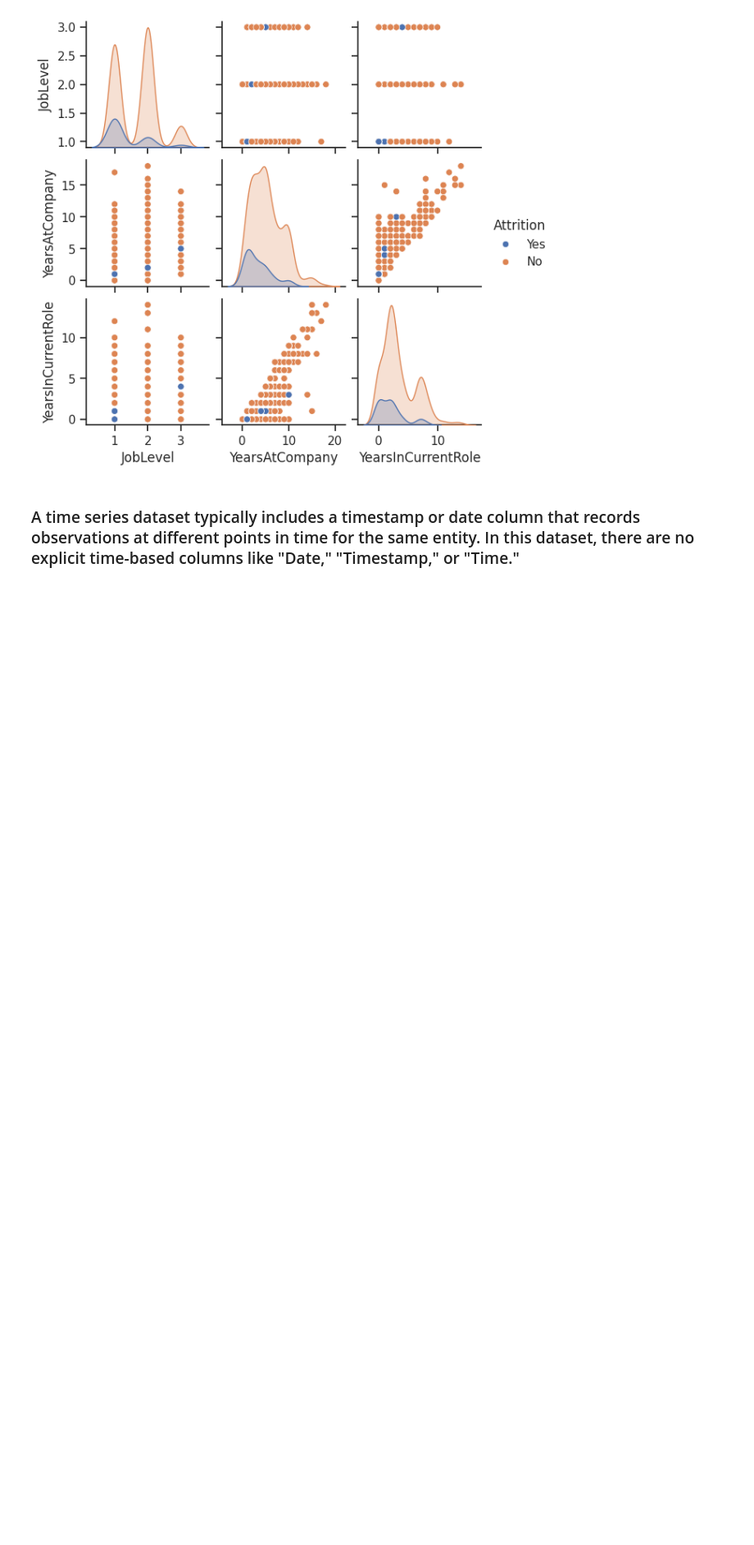
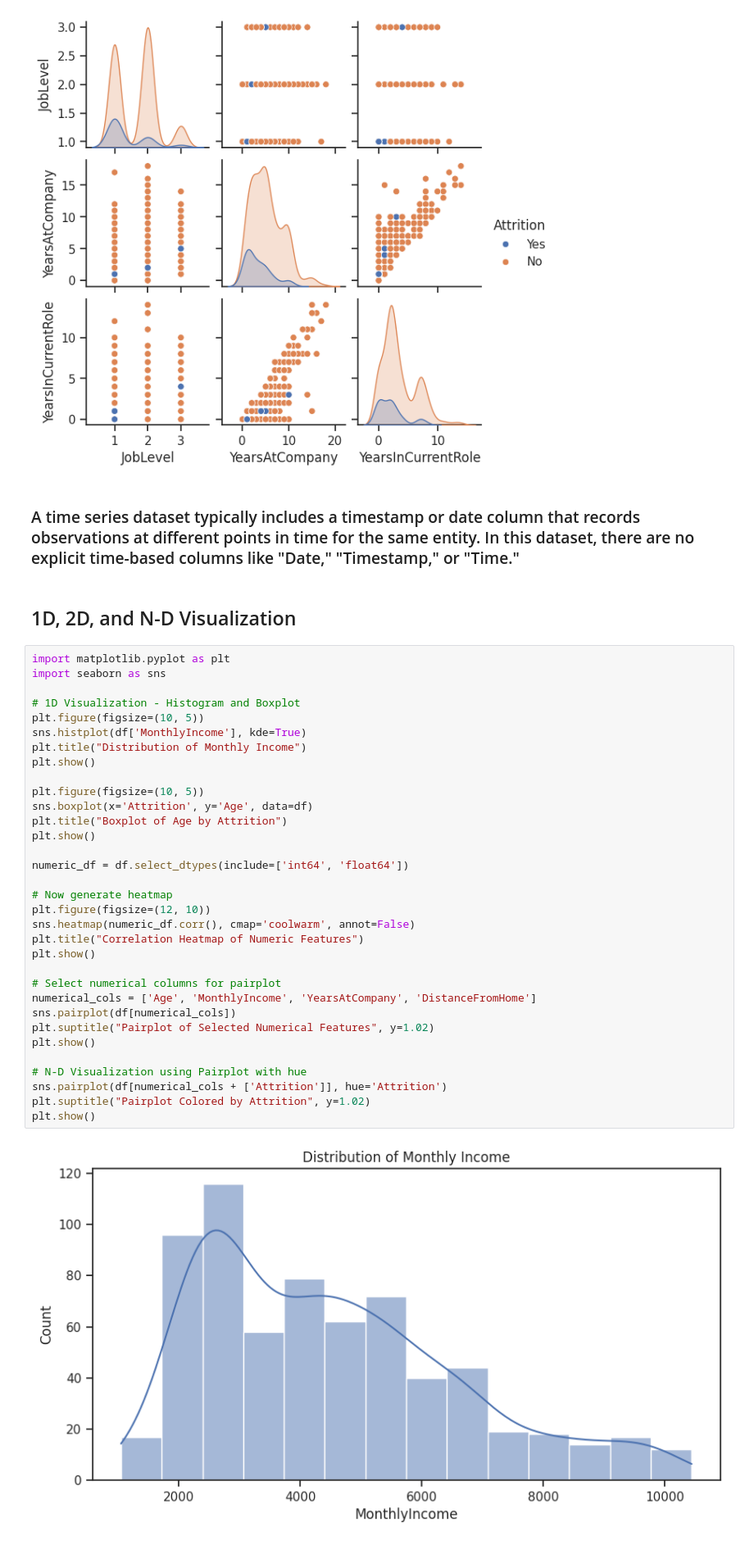
Before and after one commit to Shweta21BCE2781/BCSE331L-EDA, a Jupyter notebook: 21BCE2781.ipynb, the cells around one changed output. Shown at 82% size. Saved outputs shown, nothing was run; the diff lists cells and outputs as text; blank space fills up the shorter version.

```diff
--- a/21BCE2781.ipynb
+++ b/21BCE2781.ipynb
@@ -519,3 +519,40 @@ plt.show()
 [figure]
 # %% [markdown]
 ### A time series dataset typically includes a timestamp or date column that records observations at different points in time for the same entity. In this dataset, there are no explicit time-based columns like "Date," "Timestamp," or "Time."
+# %% [markdown]
+## 1D, 2D, and N-D Visualization
+# %%
+import matplotlib.pyplot as plt
+import seaborn as sns
+
+# 1D Visualization - Histogram and Boxplot
+plt.figure(figsize=(10, 5))
+sns.histplot(df['MonthlyIncome'], kde=True)
+plt.title("Distribution of Monthly Income")
+plt.show()
+
+plt.figure(figsize=(10, 5))
+sns.boxplot(x='Attrition', y='Age', data=df)
+plt.title("Boxplot of Age by Attrition")
+plt.show()
+
+numeric_df = df.select_dtypes(include=['int64', 'float64'])
+
+# Now generate heatmap
+plt.figure(figsize=(12, 10))
+sns.heatmap(numeric_df.corr(), cmap='coolwarm', annot=False)
+plt.title("Correlation Heatmap of Numeric Features")
+plt.show()
+
+# Select numerical columns for pairplot
+numerical_cols = ['Age', 'MonthlyIncome', 'YearsAtCompany', 'DistanceFromHome']
+sns.pairplot(df[numerical_cols])
+plt.suptitle("Pairplot of Selected Numerical Features", y=1.02)
+plt.show()
+
+# N-D Visualization using Pairplot with hue
+sns.pairplot(df[numerical_cols + ['Attrition']], hue='Attrition')
+plt.suptitle("Pairplot Colored by Attrition", y=1.02)
+plt.show()
+# %% [output]
+[figure, added]
```
Also changed, not shown: parts of 22 cells of this notebook.
